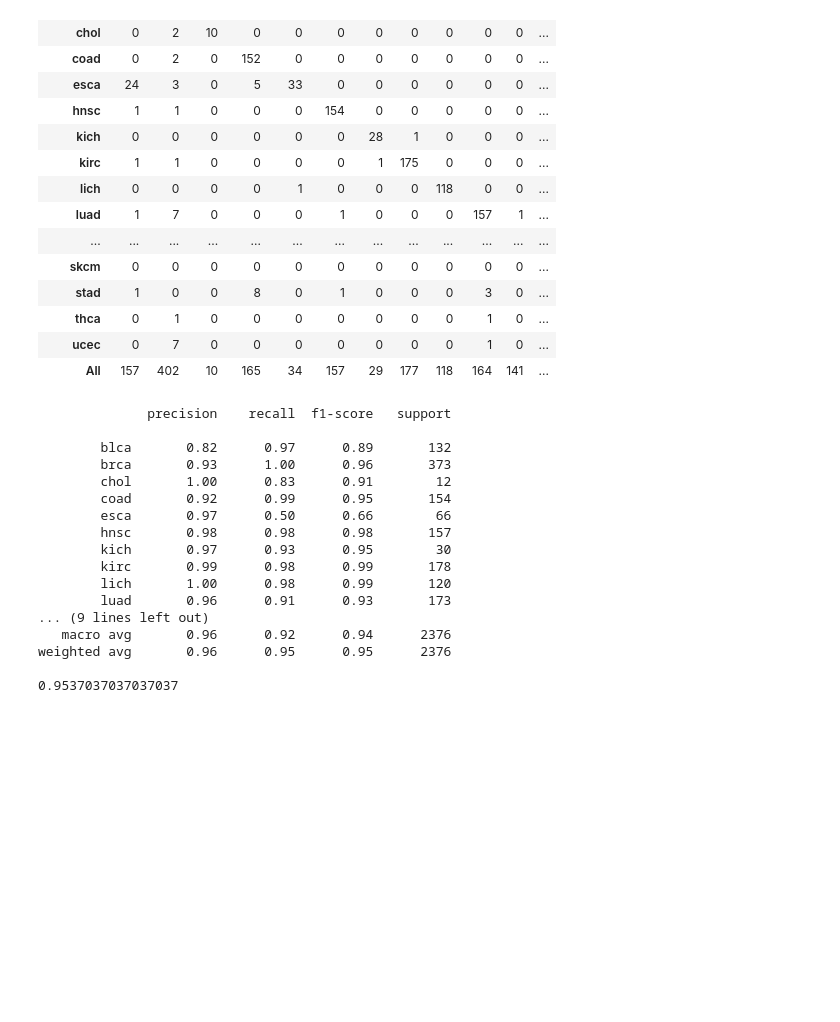
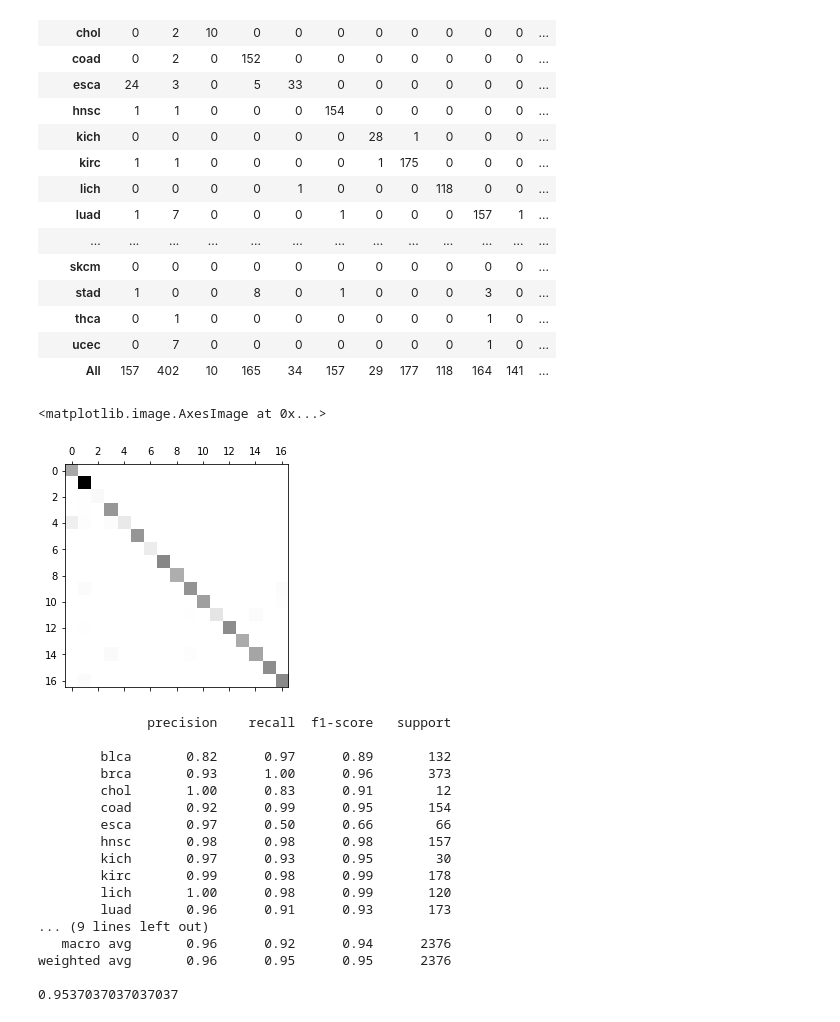
Before and after one commit to programmingprincess/tumor-origin, a Jupyter notebook: analysis.ipynb, the cells around one changed output. Cells and saved outputs as stored; diff of their text form; code cells hidden in the pictures; blank space fills up the shorter version.

Commit message:
visual cm

```diff
--- a/analysis.ipynb
+++ b/analysis.ipynb
@@ -117,6 +117,11 @@ pd.crosstab(y_true, rf_pred, rownames=['True'], colnames=['Predicted'], margins=
 | thca | 0 | 1 | 0 | 0 | 0 | 0 | 0 | 0 | 0 | 1 | 0 | ... |
 | ucec | 0 | 7 | 0 | 0 | 0 | 0 | 0 | 0 | 0 | 1 | 0 | ... |
 | All | 157 | 402 | 10 | 165 | 34 | 157 | 29 | 177 | 118 | 164 | 141 | ... |
+# %%
+plt.matshow(rf_cm, cmap='binary')
+# %% [output]
+<matplotlib.image.AxesImage at 0x...>
+[figure, added]
 # %%
 # Random Forest Classification report
 print(classification_report(y_true, rf_pred))
```
Also changed, not shown: parts of 3 cells of this notebook.
